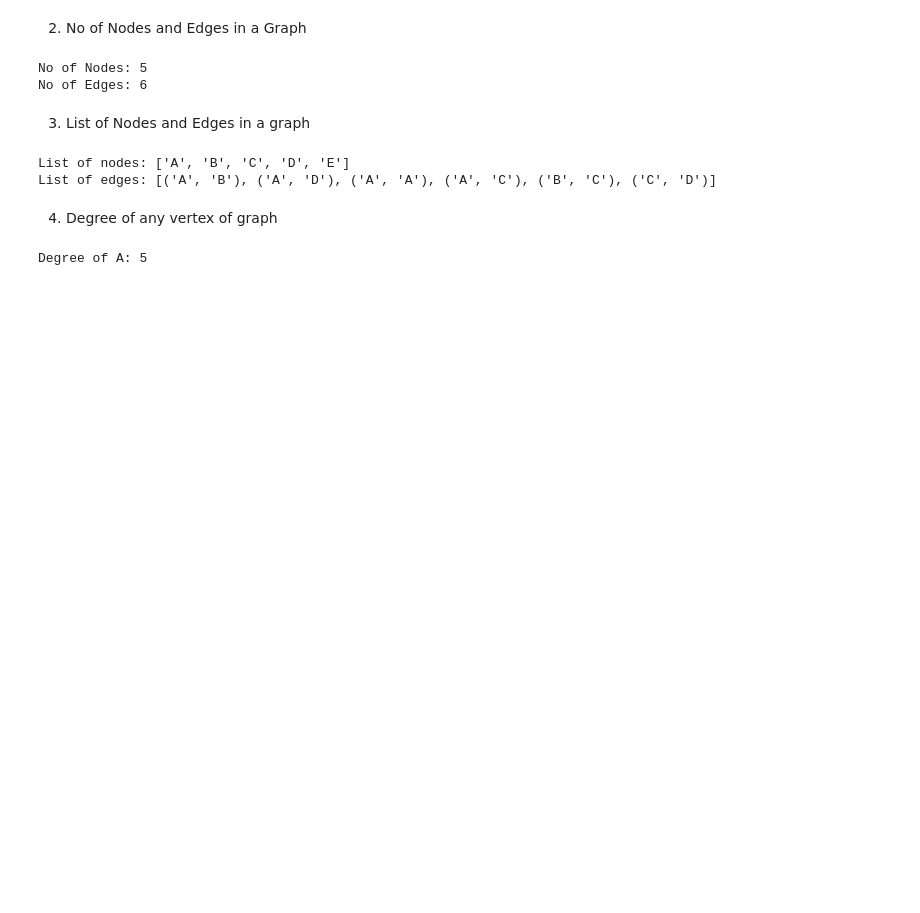
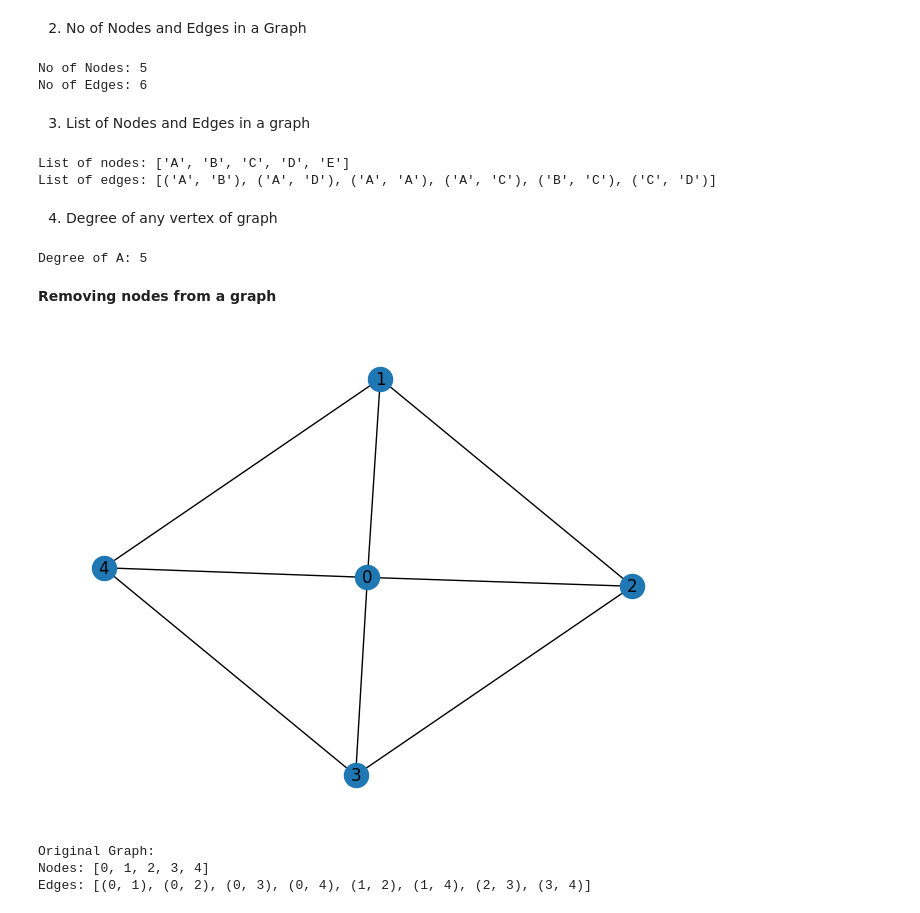
Before and after one commit to coderzaman/Knowledge-Engineering, a Jupyter notebook: Unidirected_Graph.ipynb, the cells around one changed output. Drawn from its saved outputs; the diff is of its cells as text; code cells hidden in the pictures; blank space fills up the shorter version.

Commit message:
Remove Nodes, Edges from a Graph

```diff
--- a/Unidirected_Graph.ipynb
+++ b/Unidirected_Graph.ipynb
@@ -76,3 +76,18 @@ List of edges: [('A', 'B'), ('A', 'D'), ('A', 'A'), ('A', 'C'), ('B', 'C'), ('C'
 print("Degree of A:", G.degree['A'])
 # %% [output]
 Degree of A: 5
+# %% [markdown]
+**Removing nodes from a graph**
+# %%
+G = nx.wheel_graph(5)
+nx.draw(G, with_labels=True)
+# %% [output]
+[figure, added]
+# %%
+print("Original Graph:")
+print("Nodes:", G.nodes())
+print("Edges:", G.edges())
+# %% [output]
+Original Graph:
+Nodes: [0, 1, 2, 3, 4]
+Edges: [(0, 1), (0, 2), (0, 3), (0, 4), (1, 2), (1, 4), (2, 3), (3, 4)]
```
Also changed, not shown: parts of 14 cells of this notebook.
